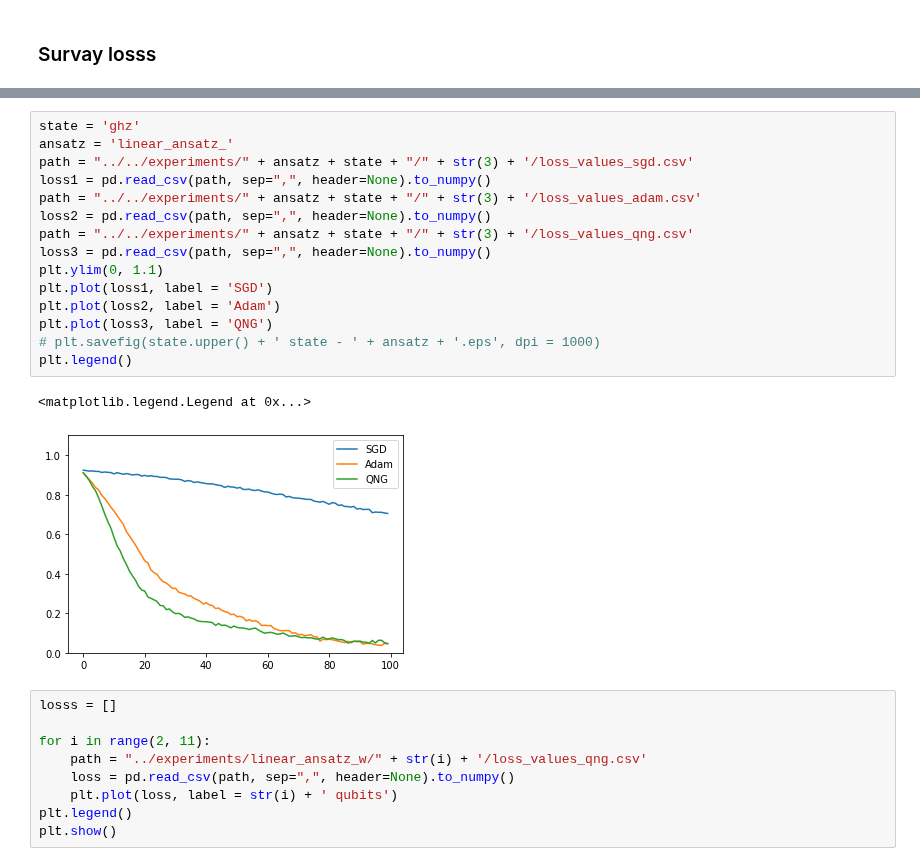
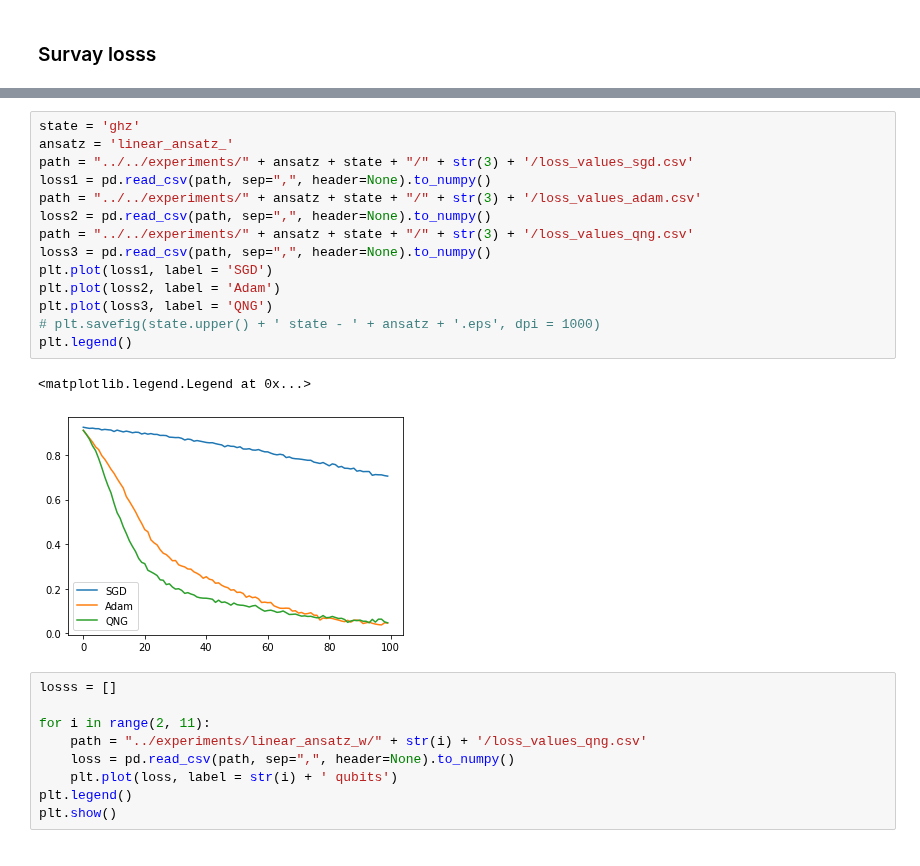
Before and after one commit to vutuanhai237/UC-VQA, a Jupyter notebook: codes/graph_ansatz/plot_compare_ansatz.ipynb, the cells around one changed output, grey strips where cells are left out. Cells and saved outputs as stored; diff of their text form.

```diff
--- a/codes/graph_ansatz/plot_compare_ansatz.ipynb
+++ b/codes/graph_ansatz/plot_compare_ansatz.ipynb
@@ -28,21 +28,20 @@ plt.legend()
 # %%
 state = 'ghz'
 ansatz = 'linear_ansatz_'
 path = "../../experiments/" + ansatz + state + "/" + str(3) + '/loss_values_sgd.csv'
 loss1 = pd.read_csv(path, sep=",", header=None).to_numpy()
 path = "../../experiments/" + ansatz + state + "/" + str(3) + '/loss_values_adam.csv'
 loss2 = pd.read_csv(path, sep=",", header=None).to_numpy()
 path = "../../experiments/" + ansatz + state + "/" + str(3) + '/loss_values_qng.csv'
 loss3 = pd.read_csv(path, sep=",", header=None).to_numpy()
-plt.ylim(0, 1.1)
 plt.plot(loss1, label = 'SGD')
 plt.plot(loss2, label = 'Adam')
 plt.plot(loss3, label = 'QNG')
 # plt.savefig(state.upper() + ' state - ' + ansatz + '.eps', dpi = 1000)
 plt.legend()
 # %% [output]
 <matplotlib.legend.Legend at 0x...>
-[figure, old version]
+[figure, new version]
 # %%
 losss = []
 
```
Also changed, not shown: parts of 1 cell of this notebook, 30 other files.
